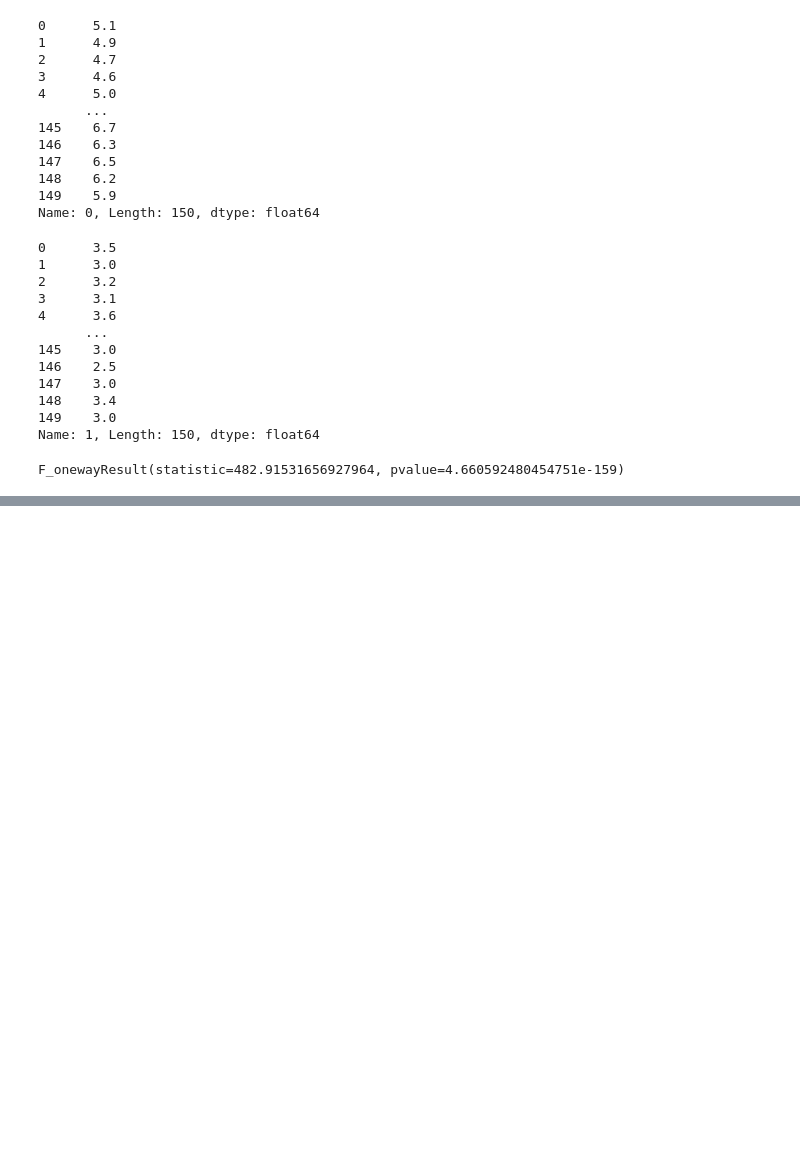
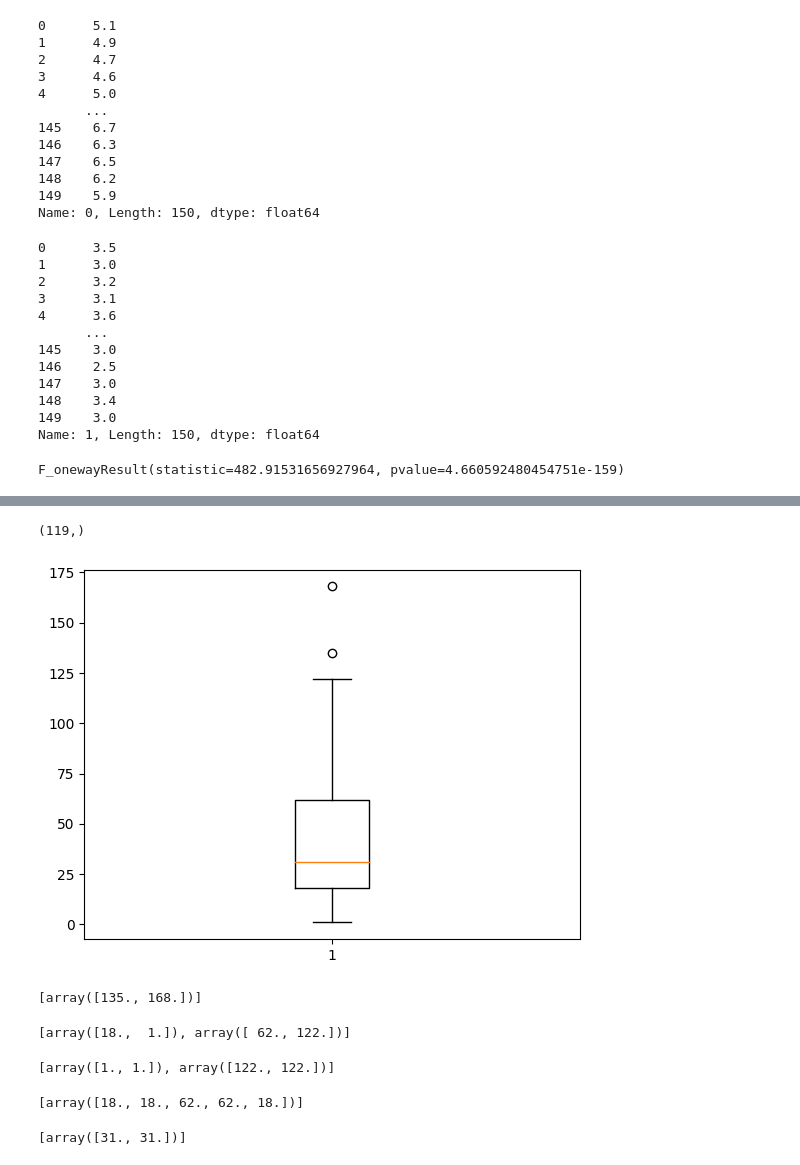
Before and after one commit to venkateshblks/DataScience-practice, a Jupyter notebook: annova_chi.ipynb, the cells around one changed output, grey strips where cells are left out. Cells and saved outputs as stored; diff of their text form; code cells hidden in the pictures; blank space fills up the shorter version.

```diff
--- a/annova_chi.ipynb
+++ b/annova_chi.ipynb
@@ -59,0 +187,26 @@ F_onewayResult(statistic=482.91531656927964, pvalue=4.660592480454751e-159)
+# %%
+box=plt.boxplot(df_clean3.Ozone.dropna())
+df_clean3.Ozone.dropna().shape
+# %% [output]
+(119,)
+[figure, added]
+# %%
+[item.get_ydata() for item in box['fliers']]  #outliers
+# %% [output]
+[array([135., 168.])]
+# %%
+[item.get_ydata() for item in box['whiskers']]
+# %% [output]
+[array([18.,  1.]), array([ 62., 122.])]
+# %%
+[item.get_ydata() for item in box['caps']]
+# %% [output]
+[array([1., 1.]), array([122., 122.])]
+# %%
+[item.get_ydata() for item in box['boxes']]
+# %% [output]
+[array([18., 18., 62., 62., 18.])]
+# %%
+[item.get_ydata() for item in box['medians']]
+# %% [output]
+[array([31., 31.])]
```
Also changed, not shown: parts of 49 cells of this notebook.
